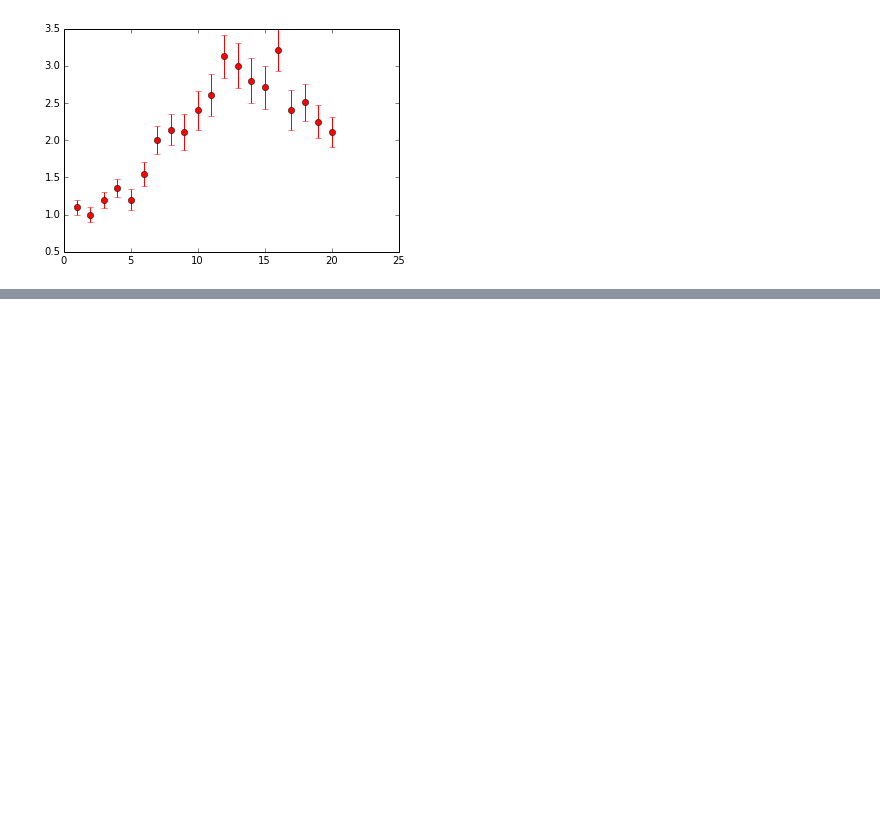
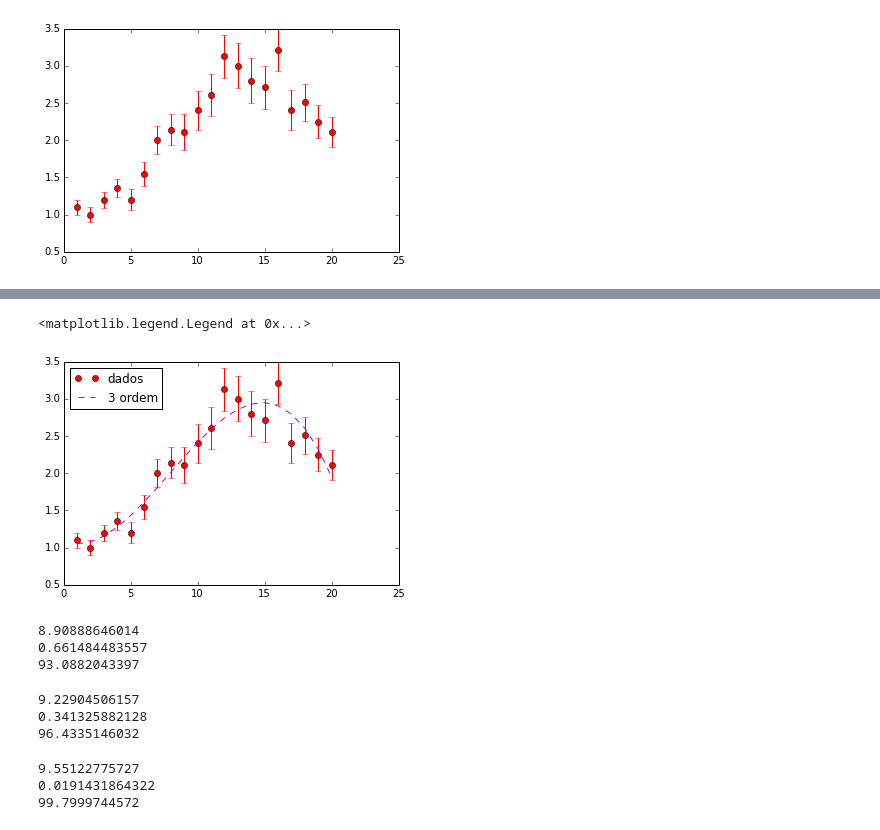
Before and after one commit to dIOGOLOC/exercicios_mestrado, a Jupyter notebook: metodos_computacionais/ajuste_polinomial_mqp.ipynb, the cells around one changed output, grey strips where cells are left out. Cells and saved outputs as stored; diff of their text form; code cells hidden in the pictures; blank space fills up the shorter version.

```diff
--- a/metodos_computacionais/ajuste_polinomial_mqp.ipynb
+++ b/metodos_computacionais/ajuste_polinomial_mqp.ipynb
@@ -79,0 +106,6 @@ ValueError: objects are not aligned
+# %%
+#Ajuste polinomial de 3º grau(y=ax³+bx²+cx+d):
+
+#Matriz Sensibilidade:
+
+A3=np.array([(x**3),(x**2),(x),(np.ones(20))]).T
@@ -79,0 +127,53 @@ ValueError: objects are not aligned
+# %%
+#Plotando o Ajuste Poninomial de 3º ordem:
+
+plt.errorbar(x,y,yerr=sigma,fmt='or')
+plt.plot(x,yc3,'--m')
+plt.legend(('dados','3 ordem'),loc='upper left')
+# %% [output]
+<matplotlib.legend.Legend at 0x...>
+[figure, added]
+# %%
+#Cálculo dos Parâmetros FIT, Zrms e Rrms para os graus dos polinômios:
+
+#Para o de 1º:
+
+Zrms1=(sum(yc1)**2/20)**0.5
+Rrms1=(sum(yc1-y)**2/20)**0.5
+print(Zrms1)
+print(Rrms1)
+
+FIT1=(Zrms1/(Zrms1+Rrms1))*100
+print(FIT1)
+# %% [output]
+8.90888646014
+0.661484483557
+93.0882043397
+# %%
+#Para o de 2º:
+
+Zrms2=(sum(yc2)**2/20)**0.5
+Rrms2=(sum(yc2-y)**2/20)**0.5
+print(Zrms2)
+print(Rrms2)
+
+FIT2=(Zrms2/(Zrms2+Rrms2))*100
+print(FIT2)
+# %% [output]
+9.22904506157
+0.341325882128
+96.4335146032
+# %%
+#Para o de 3º:
+
+Zrms3=(sum(yc3)**2/20)**0.5
+Rrms3=(sum(yc3-y)**2/20)**0.5
+print(Zrms3)
+print(Rrms3)
+
+FIT3=(Zrms3/(Zrms3+Rrms3))*100
+print(FIT3)
+# %% [output]
+9.55122775727
+0.0191431864322
+99.7999744572
```
Also changed, not shown: parts of 8 cells of this notebook.
